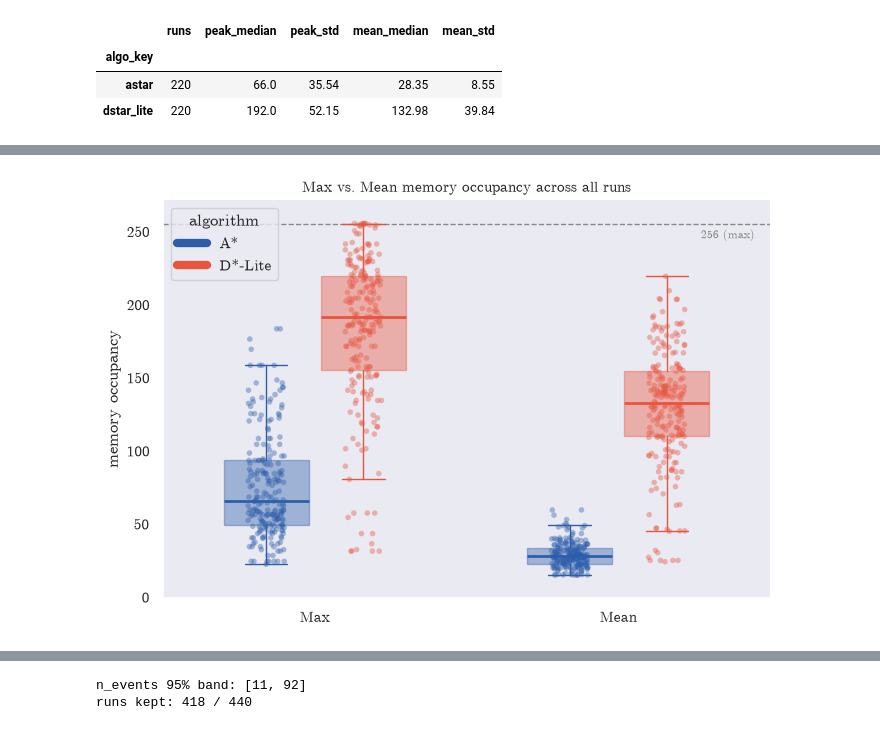
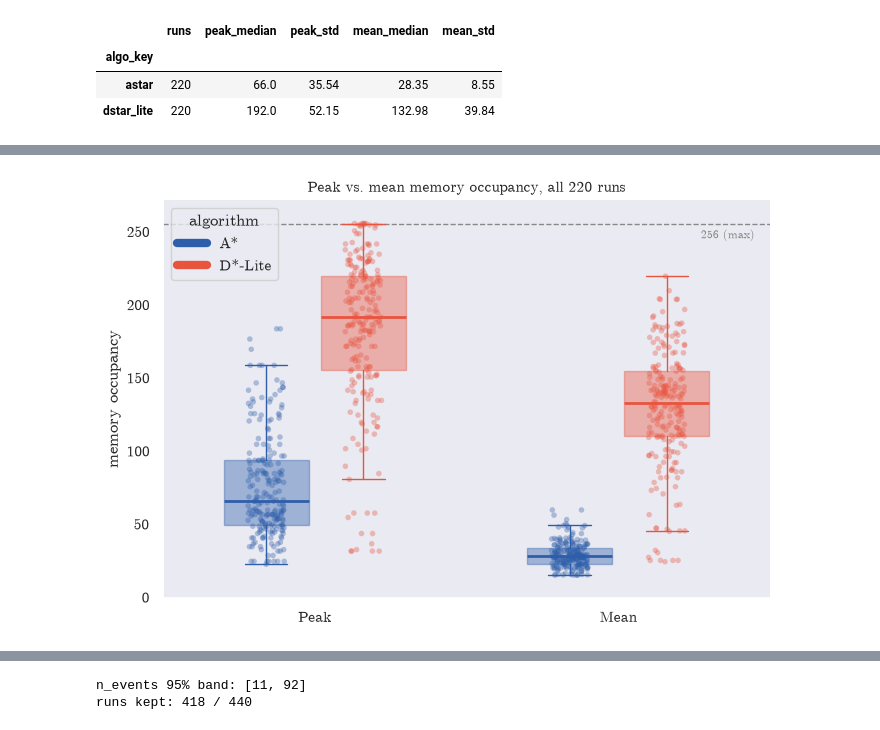
Before and after one commit to FrancescoGuarda/Rob-26-MazeSolver, a Jupyter notebook: notebooks/data_analysis.ipynb, the cells around one changed output, grey strips where cells are left out. Drawn from its saved outputs; the diff is of its cells as text; code cells hidden in the pictures.

```diff
--- a/notebooks/data_analysis.ipynb
+++ b/notebooks/data_analysis.ipynb
@@ -409,10 +455,10 @@ mem_algo_stat
 # %%
-# We pick k=4 (long runs -> the
-# D*-Lite plateau is visible) and the maze whose D*-Lite peak is CLOSEST TO THE
-# MEDIAN, so the example is typical rather than cherry-picked.
+# Representative run: k=4 (long runs -> the D*-Lite plateau is visible) and
+# the maze whose D*-Lite peak is closest to the median, so the example is
+# typical rather than cherry-picked.
 K_SHOW = 4
 d_k = mem_run[(mem_run.algo_key == "dstar_lite") & (mem_run.goal_count == K_SHOW)]
-maze_show = "2013japan"
+maze_show = d_k.loc[(d_k["peak"] - d_k["peak"].median()).abs().idxmin(), "maze"]
 
 fig1, ax = plt.subplots(figsize=(8.5, 4.6))
 ax.axhline(MAZE_CELLS, ls="--", lw=1, color="#888", zorder=0)
@@ -423,13 +469,11 @@ for algo in ALGO_ORDER:
             & (mem.goal_count == K_SHOW)].sort_values("event_id")
     ax.plot(g["event_id"], g["memory_occupancy"],
             color=ALGO_COLOR[algo], lw=2, marker="o", ms=3)
-    # Direct label at each line's end: identity without a legend box, and the
-    # secondary encoding (beyond hue) that the palette check asks for.
     ax.annotate(ALGO_LABEL[algo],
                 xy=(g["event_id"].iloc[-1], g["memory_occupancy"].iloc[-1]),
                 xytext=(6, 0), textcoords="offset points", va="center",
                 color=ALGO_COLOR[algo], fontsize=11, fontweight="bold")
-ax.set_xlabel(r"replanning-event index")
+ax.set_xlabel("replanning-event index")
 ax.set_ylabel("memory occupancy")
 ax.set_ylim(0, MAZE_CELLS + 12)
 ax.set_title(f"Memory occupancy - maze: {maze_show} (k={K_SHOW})", fontsize=10.5)
@@ -442,17 +500,12 @@ findfont: Failed to find font weight bold, now using 400.
 # %%
-# Peak and mean occupancy per algorithm, pooled over all 55 mazes x 4 k (no
-# k breakdown here -- see Figure 3 below for the by-k view). x-axis separates
-# Peak from Mean directly, algorithm is color. seaborn's boxplot only takes a
-# single whisker/median color for all boxes regardless of hue, so each
-# algorithm's box is drawn with plain matplotlib boxplot() at a manually
-# dodged position, with whiskers/caps/median colored via ALGO_COLOR at full
-# opacity (box fill lighter); per-run points are jittered at the same
-# positions.
+# Per-algorithm whisker/median colors aren't supported by seaborn's boxplot
+# (hue only colors the box fill), so each algorithm's box is drawn separately
+# via matplotlib at a manually dodged position.
 mem_run_long = mem_run.melt(id_vars=["algo_key"], value_vars=["peak", "mean_mem"],
                              var_name="stat", value_name="value")
-mem_run_long["stat"] = mem_run_long["stat"].map({"peak": "Max", "mean_mem": "Mean"})
+mem_run_long["stat"] = mem_run_long["stat"].map({"peak": "Peak", "mean_mem": "Mean"})
 
-STAT_ORDER = ["Max", "Mean"]
+STAT_ORDER = ["Peak", "Mean"]
 BOX_WIDTH, DODGE = 0.28, 0.16
 rng = np.random.default_rng(0)
 
@@ -463,36 +516,36 @@ for i, algo in enumerate(ALGO_ORDER):
     positions = [j + offset for j in range(len(STAT_ORDER))]
     data_per_stat = [mem_run_long.loc[(mem_run_long.algo_key == algo) &
                                        (mem_run_long.stat == s), "value"]
                      for s in STAT_ORDER]
     ax.boxplot(data_per_stat, positions=positions, widths=BOX_WIDTH,
                patch_artist=True, showfliers=False,
                boxprops=dict(facecolor=color, alpha=0.4, edgecolor=color),
                whiskerprops=dict(color=color, alpha=1.0),
                capprops=dict(color=color, alpha=1.0),
                medianprops=dict(color=color, alpha=1.0, lw=2))
     for j, s in enumerate(STAT_ORDER):
         vals = mem_run_long.loc[(mem_run_long.algo_key == algo) & (mem_run_long.stat == s), "value"]
         jitter = rng.uniform(-0.06, 0.06, size=len(vals))
-        ax.scatter(j + offset + jitter, vals, color=color, s=16, alpha=0.4, zorder=2, edgecolors="none")
+        ax.scatter(j + offset + jitter, vals, color=color, s=16, alpha=0.35, zorder=2, edgecolors="none")
 
 ax.set_xticks(range(len(STAT_ORDER)))
 ax.set_xticklabels(STAT_ORDER)
 ax.set_xlim(-0.5, len(STAT_ORDER) - 0.5)
 ax.axhline(MAZE_CELLS, ls="--", lw=1, color="#888", zorder=0)
 ax.text(1.45, MAZE_CELLS - 4, f"{MAZE_CELLS} (max)", ha="right", va="top",
         fontsize=8.5, color="#888")
 ax.set_ylabel("memory occupancy")
 ax.set_ylim(0, MAZE_CELLS + 16)
-ax.set_title("Max vs. Mean memory occupancy across all runs", fontsize=11)
+ax.set_title("Peak vs. mean memory occupancy, all 220 runs", fontsize=11)
 
 algo_handles = [mlines.Line2D([], [], color=ALGO_COLOR[a], lw=6, label=ALGO_LABEL[a])
                 for a in ALGO_ORDER]
 ax.legend(handles=algo_handles, title="algorithm", loc="upper left")
 sns.despine(ax=ax)
 plt.tight_layout()
 plt.show()
 # %% [output]
-[figure, old version]
+[figure, new version]
 # %%
 fig1.savefig(FIGURES_DIR / "memory_run_example.svg", bbox_inches="tight")
 fig2.savefig(FIGURES_DIR / "memory_peak_distribution.svg", bbox_inches="tight")
```
Also changed, not shown: parts of 20 cells of this notebook, 7 other files.
